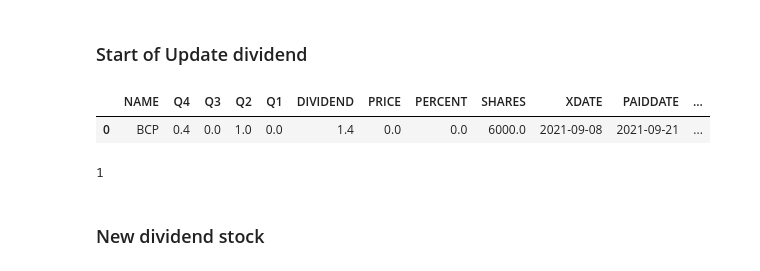
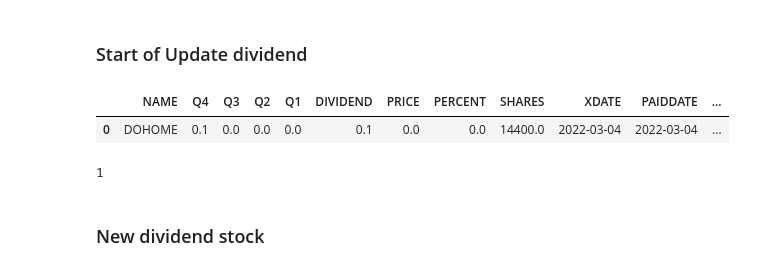
Before and after one commit to santimcs/A8, a Jupyter notebook: Database/Stock Database.ipynb, the cells around one changed output. Drawn from its saved outputs; the diff is of its cells as text; code cells hidden in the pictures.

```diff
--- a/Database/Stock Database.ipynb
+++ b/Database/Stock Database.ipynb
@@ -232,14 +236,14 @@ df.replace(
 # %% [markdown]
 ### Start of Update dividend
 # %%
-name = 'BCP'
+name = 'DOHOME'
 sql = '''
 SELECT *
 FROM DIVIDEND
 WHERE name = "%s"'''
 sql = sql % name
 df = pd.read_sql(sql, con)
 df
 # %% [output]
 |  | NAME | Q4 | Q3 | Q2 | Q1 | DIVIDEND | PRICE | PERCENT | SHARES | XDATE | PAIDDATE | ... |
-| 0 | BCP | 0.4 | 0.0 | 1.0 | 0.0 | 1.4 | 0.0 | 0.0 | 6000.0 | 2021-09-08 | 2021-09-21 | ... |
+| 0 | DOHOME | 0.1 | 0.0 | 0.0 | 0.0 | 0.1 | 0.0 | 0.0 | 14400.0 | 2022-03-04 | 2022-03-04 | ... |
```
Also changed, not shown: parts of 7 cells of this notebook, 27 other files.
